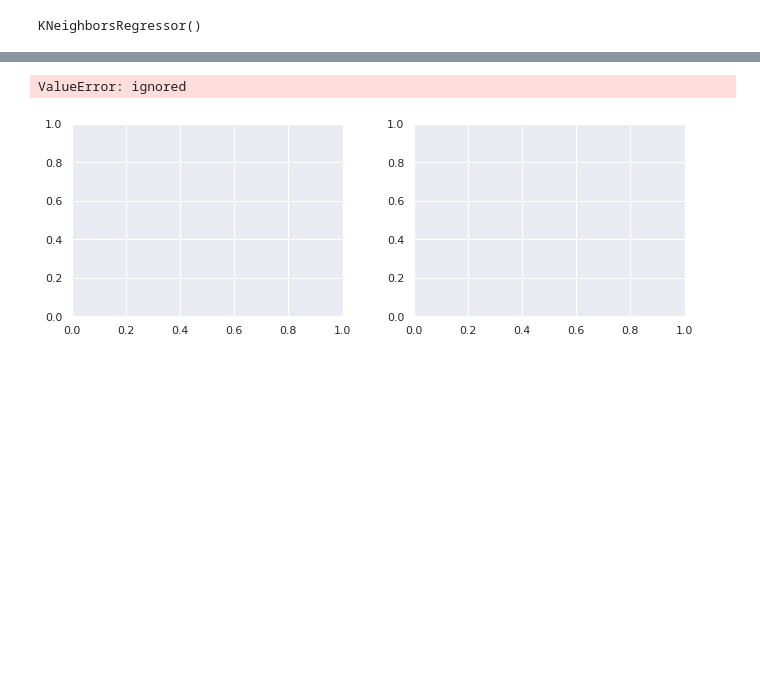
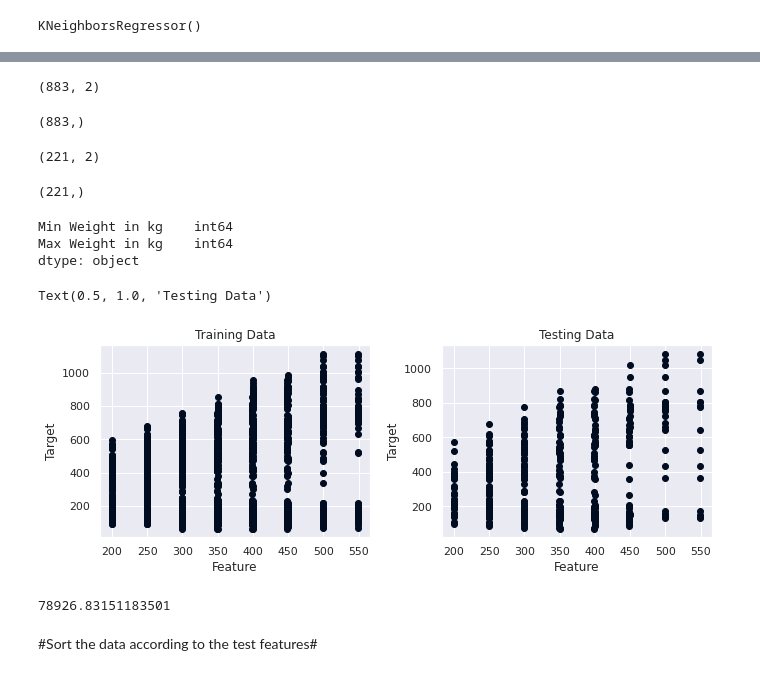
Before and after one commit to vicalfayo09/steer_price_prediction_ml, a Jupyter notebook: datasetloading.ipynb, the cells around one changed output, grey strips where cells are left out. Drawn from its saved outputs; the diff is of its cells as text; code cells hidden in the pictures; blank space fills up the shorter version.

```diff
--- a/datasetloading.ipynb
+++ b/datasetloading.ipynb
@@ -438,5 +438,3 @@ array([468.31453876, 613.98517184, 252.98678167, 243.578     ,
        243.578     , 243.578     , 468.31453876, 468.31453876,
        468.31453876, 243.578     , 243.578     , 243.578     ,
        613.98517184])
-# %%
-x_train = np.transpose(x_train.iloc[:, 0:2], (1766,1))
@@ -449,28 +441,52 @@ x_train.shape
 # %%
-x_train = x_train[:-883][0:1]
-y_train = y_train[-883:]
-x_test = x_test[:-221][0:1]
-y_test = y_test[-221:]
+#x_train = x_train[:-883]
+#y_train = y_train[-883:]
+#x_test = x_test[:-221]
+#y_test = y_test[-221:]
 # %%
 x_train.shape
+# %% [output]
+(883, 2)
 # %%
 y_train.shape
+# %% [output]
+(883,)
 # %%
 x_test.shape
+# %% [output]
+(221, 2)
 # %%
 y_test.shape
+# %% [output]
+(221,)
+# %%
+x_train.dtypes
+# %% [output]
+Min Weight in kg    int64
+Max Weight in kg    int64
+dtype: object
 # %%
-fig2, (ax3, ax4) = plt.subplots(1, 2, figsize =(10,4))
+fig2, (ax3, ax4) = plt.subplots(1,2, figsize =(10,4))
 fig2.tight_layout(pad  = 3.0)
-ax3.scatter(x_train, y_train, color='#000C1F')
+ax3.scatter(x_train['Min Weight in kg'], y_train, color='#000C1F')
 ax3.set_xlabel("Feature")
 ax3.set_ylabel("Target")
 ax3.set_title("Training Data")
 
-ax4.scatter(x_test, y_test, color='#000C1F')
+ax3.scatter(x_train['Max Weight in kg'], y_train, color='#000C1F')
+ax3.set_xlabel("Feature")
+ax3.set_ylabel("Target")
+ax3.set_title("Training Data")
+
+ax4.scatter(x_test['Min Weight in kg'], y_test, color='#000C1F')
 ax4.set_xlabel("Feature")
 ax4.set_ylabel("Target")
 ax4.set_title("Testing Data")
+
+ax4.scatter(x_test['Max Weight in kg'], y_test, color='#000C1F')
+ax4.set_xlabel("Feature")
+ax4.set_ylabel("Target")
+ax4.set_title("Testing Data")
 # %% [output]
-ValueError: ignored
+Text(0.5, 1.0, 'Testing Data')
-[figure, old version]
+[figure, new version]
@@ -477,3 +495,7 @@ ValueError: ignored
+# %%
+mse
+# %% [output]
+78926.83151183501
 # %%
 #fig,ax=plt.subplots(figsize=(10,10))
 k_list=np.arange(1,40,80)
@@ -502,0 +523,2 @@ ax.set_title('ELBOW PLOT' ,fontsize=28)
+# %% [markdown]
+#Sort the data according to the test features#
```
Also changed, not shown: parts of 5 cells of this notebook.
